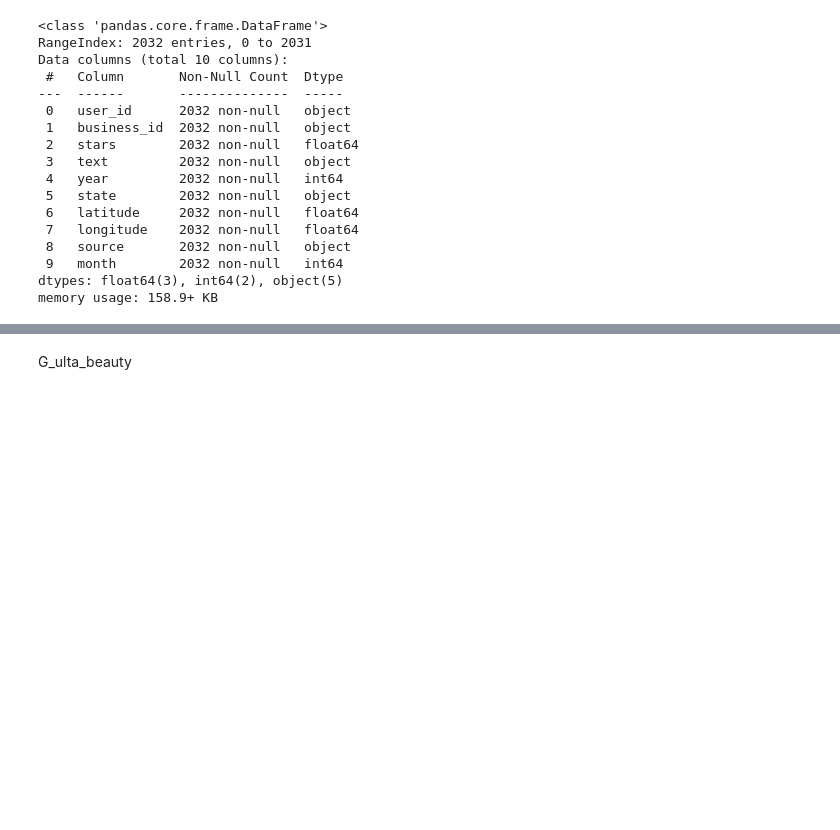
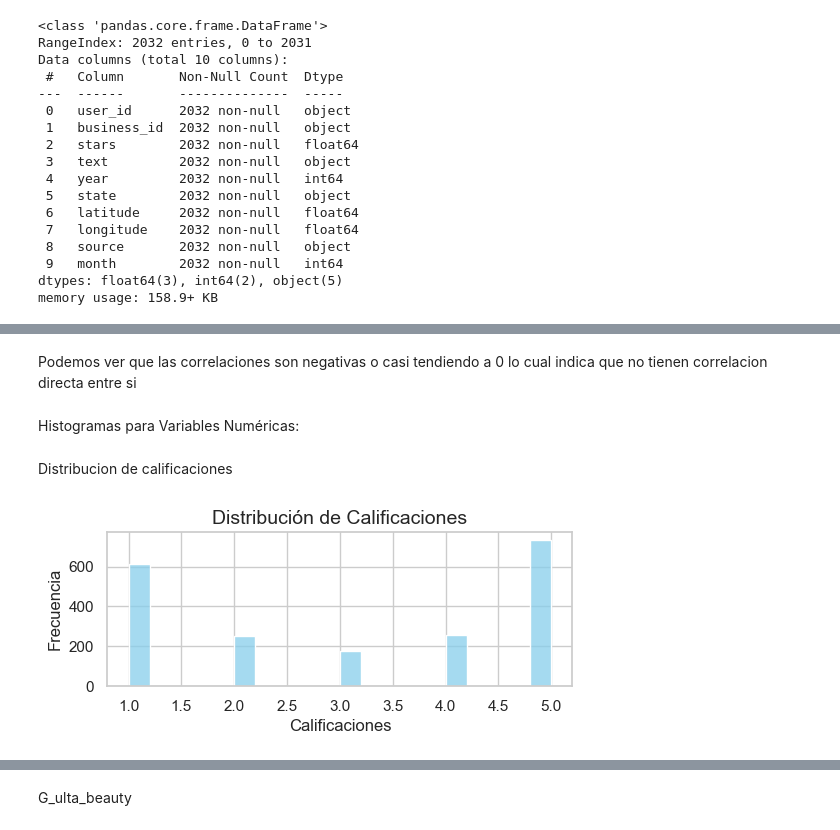
Before and after one commit to JohannaRangel/FinalProject_YelpGoogleMaps, a Jupyter notebook: notebooks/EDA.ipynb, the cells around one changed output, grey strips where cells are left out. Drawn from its saved outputs; the diff is of its cells as text; code cells hidden in the pictures; blank space fills up the shorter version.

```diff
--- a/notebooks/EDA.ipynb
+++ b/notebooks/EDA.ipynb
@@ -52,0 +123,20 @@ Y_ulta_beauty.tail()
+# %% [markdown]
+Podemos ver que las correlaciones son negativas o casi tendiendo a 0 lo cual indica que no tienen correlacion directa entre si
+# %% [markdown]
+Histogramas para Variables Numéricas:
+# %% [markdown]
+Distribucion de calificaciones
+# %%
+# Configuramos el estilo de Seaborn
+sns.set(style="whitegrid")
+plt.figure(figsize=(6, 2))
+# Creamos el histograma
+sns.histplot(Y_ulta_beauty['stars'], bins=20, kde=False, color='skyblue')
+# Personalizamos el gráfico
+plt.title('Distribución de Calificaciones', fontsize=14)
+plt.xlabel('Calificaciones', fontsize=12)
+plt.ylabel('Frecuencia', fontsize=12)
+# Mostramos el gráfico
+plt.show()
+# %% [output]
+[figure, added]
```
Also changed, not shown: parts of 17 cells of this notebook.
